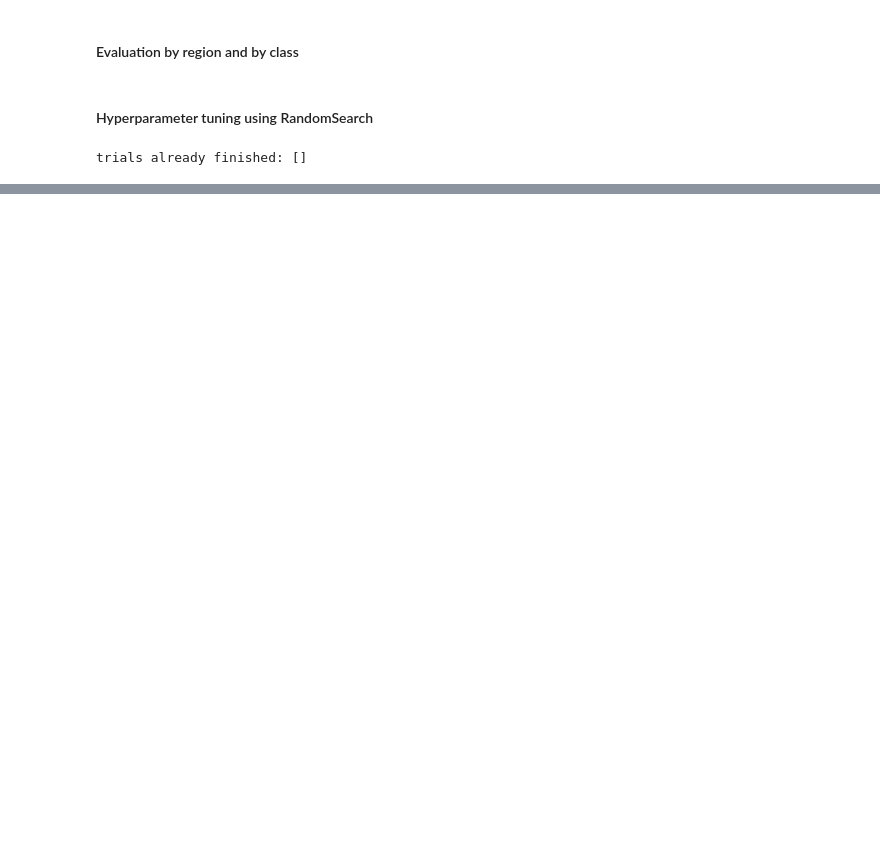
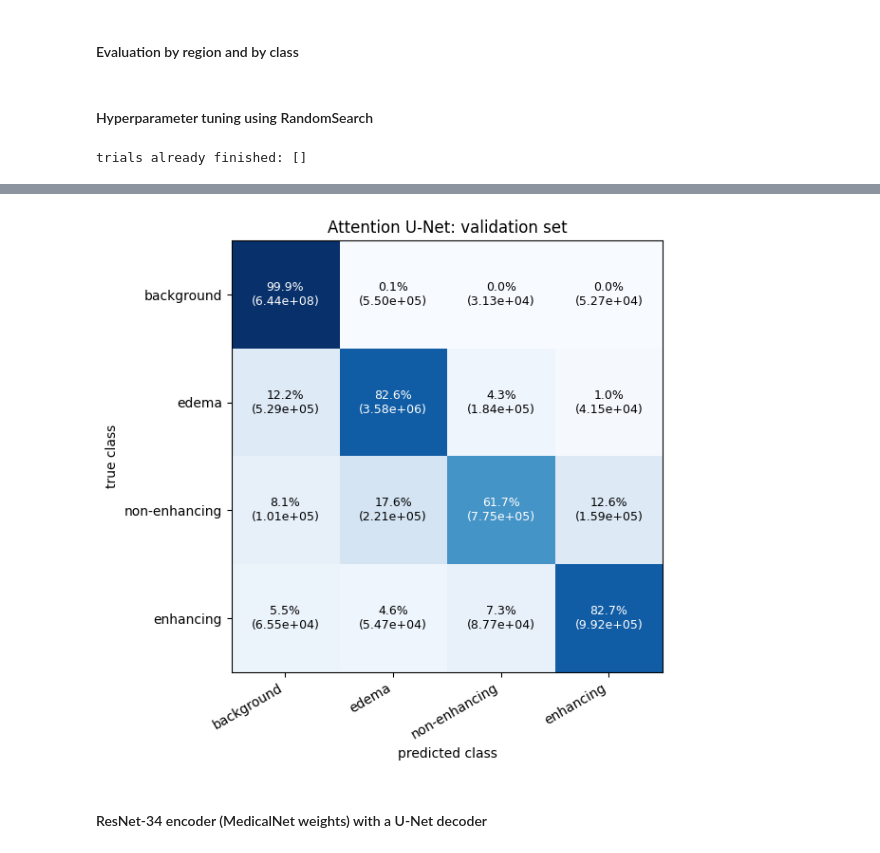
Before and after one commit to Ron-Maina/Brain-Tumour-Segmentation-, a Jupyter notebook: Multi_Region_Brain_Tumour_Segmentation.ipynb, the cells around one changed output, grey strips where cells are left out. Drawn from its saved outputs; the diff is of its cells as text; code cells hidden in the pictures; blank space fills up the shorter version.

```diff
--- a/Multi_Region_Brain_Tumour_Segmentation.ipynb
+++ b/Multi_Region_Brain_Tumour_Segmentation.ipynb
@@ -753,0 +806,9 @@ plt.show()
+# %%
+attention_cm = confusion_matrix_voxels(attention_model, val_loader)
+plot_confusion(attention_cm, "Attention U-Net: validation set", "confusion_attention.png")
+with open("confusion_attention.json", "w") as f:
+    json.dump(attention_cm.tolist(), f)
+# %% [output]
+[figure, added]
+# %% [markdown]
+#### ResNet-34 encoder (MedicalNet weights) with a U-Net decoder
```
Also changed, not shown: parts of 27 cells of this notebook.
